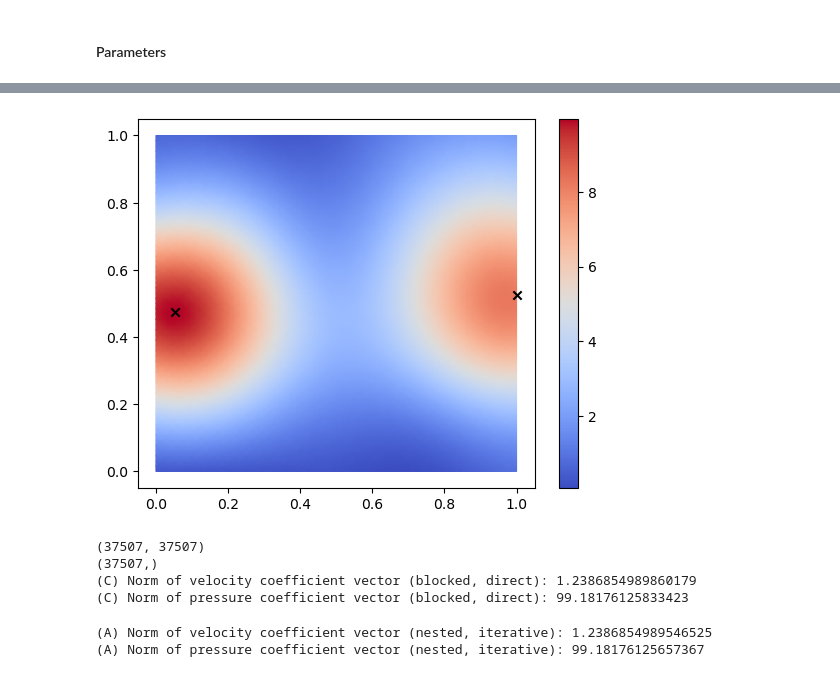
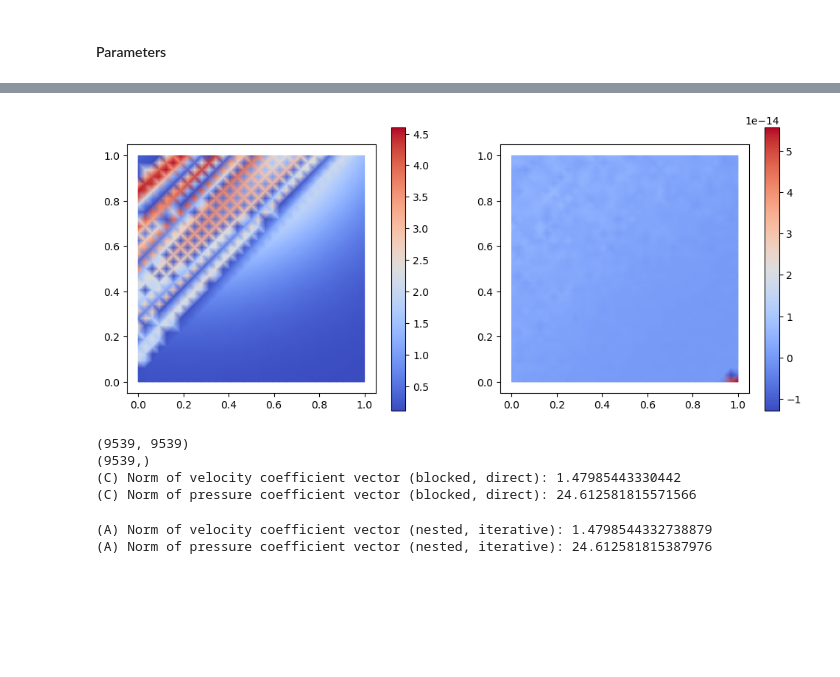
Before and after one commit to huberbenno/TT-IRT, a Jupyter notebook: python/als_cross_rework/stokes_test.ipynb, the cells around one changed output, grey strips where cells are left out. Cells and saved outputs as stored; diff of their text form; code cells hidden in the pictures; blank space fills up the shorter version.

```diff
--- a/python/als_cross_rework/stokes_test.ipynb
+++ b/python/als_cross_rework/stokes_test.ipynb
@@ -58,7 +61,7 @@ def f_expr(x, centers=c):
 # %%
 # Create mesh
 msh = create_rectangle(
-    MPI.COMM_WORLD, [np.array([0, 0]), np.array([1, 1])], [64, 64], CellType.triangle
+    MPI.COMM_WORLD, [np.array([0, 0]), np.array([1, 1])], [32, 32], CellType.triangle
 )
 
 # Function to mark x = 0, x = 1, y = 0 and y = 1 (all boundary)
@@ -99,21 +102,21 @@ a_p = [[a[0][0], None], [None, a_p11]]
 # %%
 cells, cell_types, coords = plot.vtk_mesh(Q)
 
-Ny = np.array(n_sinker * 2 * [20])
+Ny = np.array(n_sinker * [10])
 Nx = coords.shape[0]
 
 def mu_func(x):
   res = np.empty(x.shape[0])
   for i, xi in enumerate(x):
-    c = (xi[1:] / (Ny-1)).reshape(-1,2)
-    res[i] = viscosity_expr(coords[xi[0]].reshape(-1,1), c)[0]
+    d = (190 * xi[1:] / (Ny-1) + 10).reshape(-1,1)
+    res[i] = viscosity_expr(coords[xi[0]].reshape(-1,1), deltas=d)[0]
 
   return res
 
 # random init tensor
 C_mu = tt.rand(np.array([Nx] + Ny.tolist()),r=10)
 # compute TT approx using TT-cross
-C_mu = tt.cross.rect_cross.cross(mu_func, C_mu, nswp=1, eps = 1e-5, kickrank=20)
+C_mu = tt.cross.rect_cross.cross(mu_func, C_mu, nswp=5, eps = 1e-5, kickrank=5)
 C_mu = C_mu.round(1e-12)
 
 print("Coefficient ranks: ", C_mu.r)
@@ -129,25 +128,29 @@ np.sum([C_mu.r[i] * C_mu.n[i] * C_mu.r[i+1] for i in range(len(C_mu.n))])
 # %%
 y = np.random.randint(0, Ny)
 
-y_real = (y / (Ny-1)).reshape(-1,2)
+y_real = (190 * y / (Ny-1) + 10).reshape(-1,2)
 
 mu_plot = fem.Function(Q)
+C_error = np.empty(mu_plot.x.array.shape[0])
 
 for i in range(mu_plot.x.array.shape[0]):
-  # mu_plot.x.array[i] = mu_func(np.array([[i] + y.tolist()]))[0]
   mu_plot.x.array[i] = C_mu[np.array([i] + y.tolist())]
+  C_error[i] = mu_plot.x.array[i]
+  C_error[i] -= mu_func(np.array([[i] + y.tolist()]))[0]
 
 cells, cell_types, x = plot.vtk_mesh(Q)
 
-fig, ax = plt.subplots()
+fig, axs = plt.subplots(1,2, figsize=(12,5))
 
-error = ax.tripcolor(x.T[0], x.T[1], mu_plot.x.array ,cmap='coolwarm', shading='gouraud')
+val = axs[0].tripcolor(x.T[0], x.T[1], mu_plot.x.array ,cmap='coolwarm', shading='gouraud')
+cbar_val = fig.colorbar(val , ax=axs[0])
+axs[0].set_aspect('equal')
 
-ax.scatter(y_real[:, 0], y_real[:, 1], c='black', marker='x', label='center')
-
-cbar = fig.colorbar(error, ax=ax)
+error = axs[1].tripcolor(x.T[0], x.T[1], C_error ,cmap='coolwarm', shading='gouraud')
+cbar_err = fig.colorbar(error , ax=axs[1])
+axs[1].set_aspect('equal')
 # %% [output]
-[figure, old version]
+[figure, new version]
 # %%
 def block_operators():
     """Return block operators and block RHS vector for the Stokes
@@ -410,15 +413,15 @@ def nested_direct_solver():
 # Solve using PETSc block matrices and an LU solver
 uh, ph = block_direct_solver()
 # %% [output]
-(37507, 37507)
-(37507,)
-(C) Norm of velocity coefficient vector (blocked, direct): 1.2386854989860179
-(C) Norm of pressure coefficient vector (blocked, direct): 99.18176125833423
+(9539, 9539)
+(9539,)
+(C) Norm of velocity coefficient vector (blocked, direct): 1.47985443330442
+(C) Norm of pressure coefficient vector (blocked, direct): 24.612581815571566
 # %%
 uh, ph = nested_iterative_solver()
 # %% [output]
-(A) Norm of velocity coefficient vector (nested, iterative): 1.2386854989546525
-(A) Norm of pressure coefficient vector (nested, iterative): 99.18176125657367
+(A) Norm of velocity coefficient vector (nested, iterative): 1.4798544332738879
+(A) Norm of pressure coefficient vector (nested, iterative): 24.612581815387976
 # %%
 uh, ph = nested_direct_solver()
 # %% [output]
```
Also changed, not shown: parts of 6 cells of this notebook, 1 other file.
